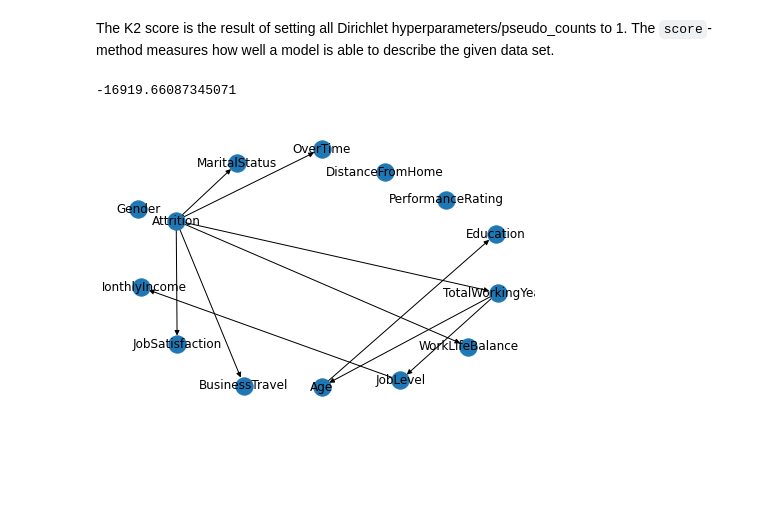
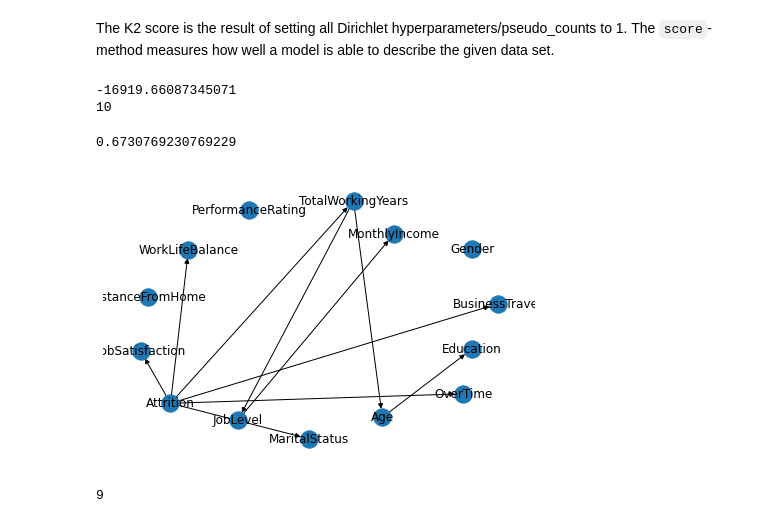
Before and after one commit to jacopodabramo/FAIKR3, a Jupyter notebook: BayesianNet.ipynb, the cells around one changed output. Drawn from its saved outputs; the diff is of its cells as text; code cells hidden in the pictures; blank space fills up the shorter version.

```diff
--- a/BayesianNet.ipynb
+++ b/BayesianNet.ipynb
@@ -65,8 +76,26 @@ The `score`-method measures how well a model is able to describe the given data
 # %%
 est = HillClimbSearch(df)
 best_model = est.estimate(scoring_method=K2Score(df))
 nx.draw(best_model, with_labels=True)
 print(K2Score(df).score(best_model))
+print(len(best_model.edges()))
+correlation_score(best_model, df, test="chi_square", significance_level=0.05)
 # %% [output]
 -16919.66087345071
+10
+0.6730769230769229
-[figure, old version]
+[figure, new version]
+# %%
+edges = [("DistanceFromHome","WorkLifeBalance"),
+            ("MaritalStatus","WorkLifeBalance"),
+            ("MaritalStatus","BusinessTravel"),
+            ("Education","JobLevel"),
+            ("WorkLifeBalance","JobSatisfaction"),
+            ("WorkLifeBalance","PerformanceRating"),
+            ("OverTime","Attrition"),
+            ("JobLevel","MonthlyIncome"),
+            ("PerformanceRating","MonthlyIncome"),
+                ]
+print(len(edges))
+# %% [output]
+9
```
Also changed, not shown: parts of 14 cells of this notebook.
